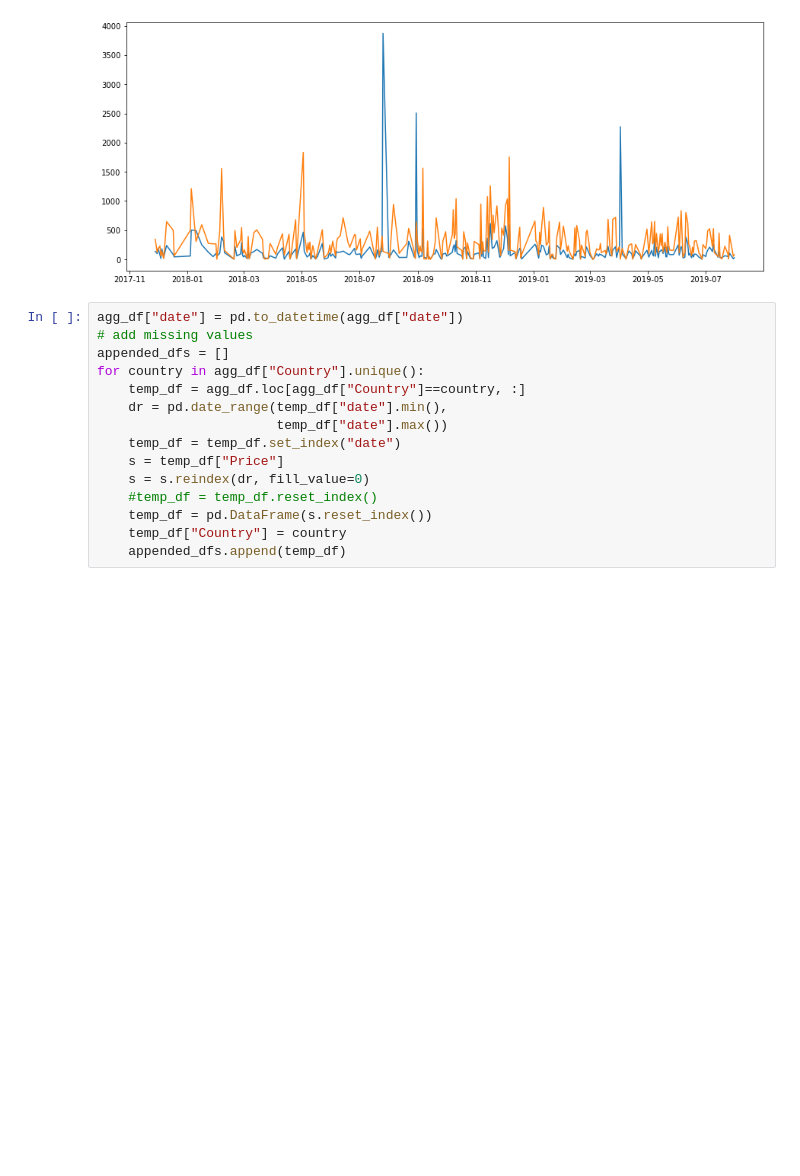
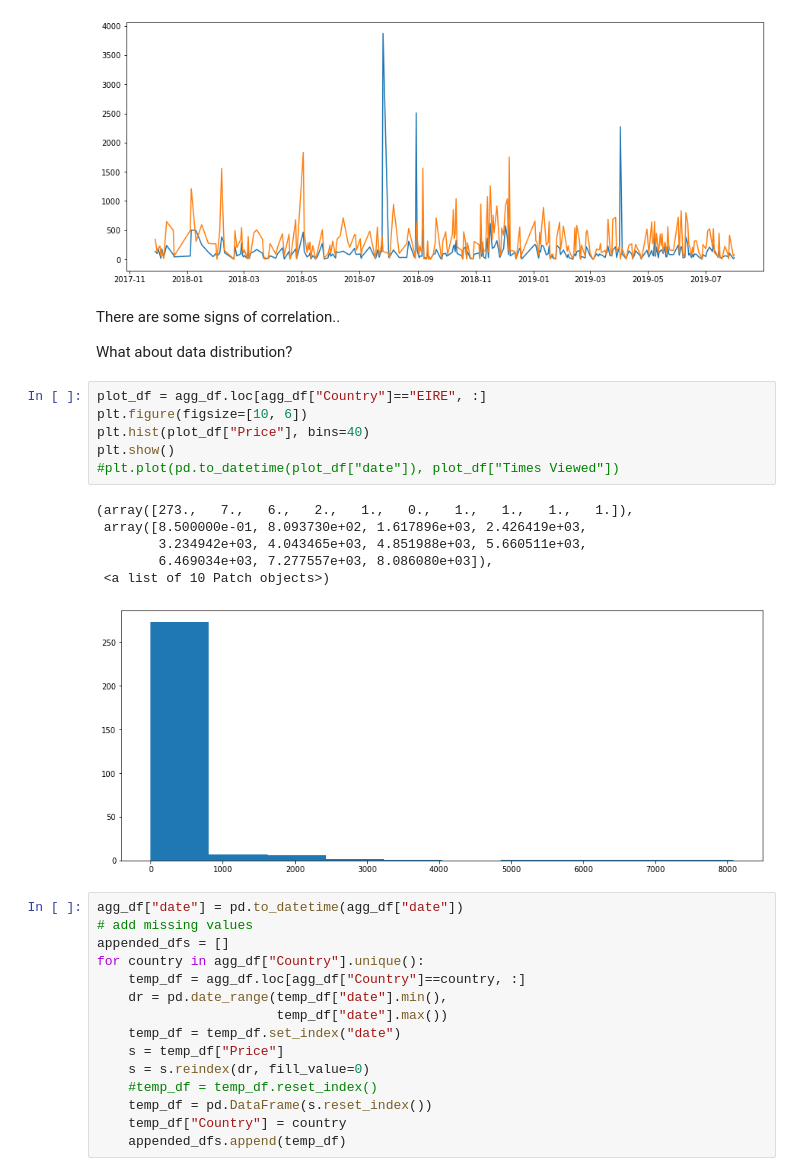
Before and after one commit to mperini/ai-workflow-capstone, a Jupyter notebook: notebooks/Data prep.ipynb, the cells around one changed output. Cells and saved outputs as stored; diff of their text form; blank space fills up the shorter version.

```diff
--- a/notebooks/Data prep.ipynb
+++ b/notebooks/Data prep.ipynb
@@ -47,6 +49,23 @@ plt.plot(pd.to_datetime(plot_df["date"]), plot_df["Times Viewed"])
 # %% [output]
 [<matplotlib.lines.Line2D at 0x...>]
 [figure]
+# %% [markdown]
+There are some signs of correlation..
+
+What about data distribution?
+# %%
+plot_df = agg_df.loc[agg_df["Country"]=="EIRE", :]
+plt.figure(figsize=[10, 6])
+plt.hist(plot_df["Price"], bins=40)
+plt.show()
+#plt.plot(pd.to_datetime(plot_df["date"]), plot_df["Times Viewed"])
+# %% [output]
+(array([273.,   7.,   6.,   2.,   1.,   0.,   1.,   1.,   1.,   1.]),
+ array([8.500000e-01, 8.093730e+02, 1.617896e+03, 2.426419e+03,
+        3.234942e+03, 4.043465e+03, 4.851988e+03, 5.660511e+03,
+        6.469034e+03, 7.277557e+03, 8.086080e+03]),
+ <a list of 10 Patch objects>)
+[figure, added]
 # %%
 agg_df["date"] = pd.to_datetime(agg_df["date"])
 # add missing values
```
Also changed, not shown: parts of 1 cell of this notebook, 2 other files.
